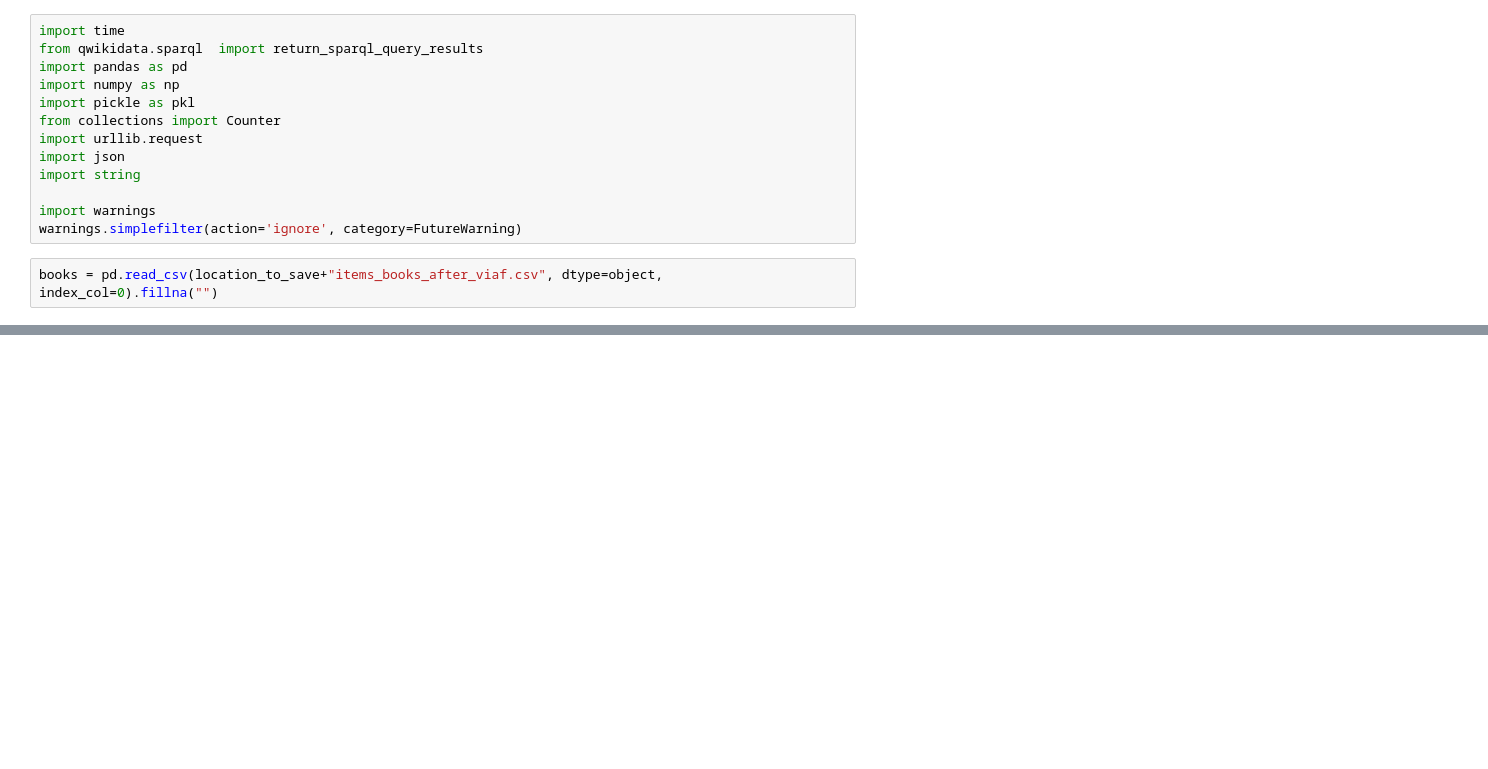
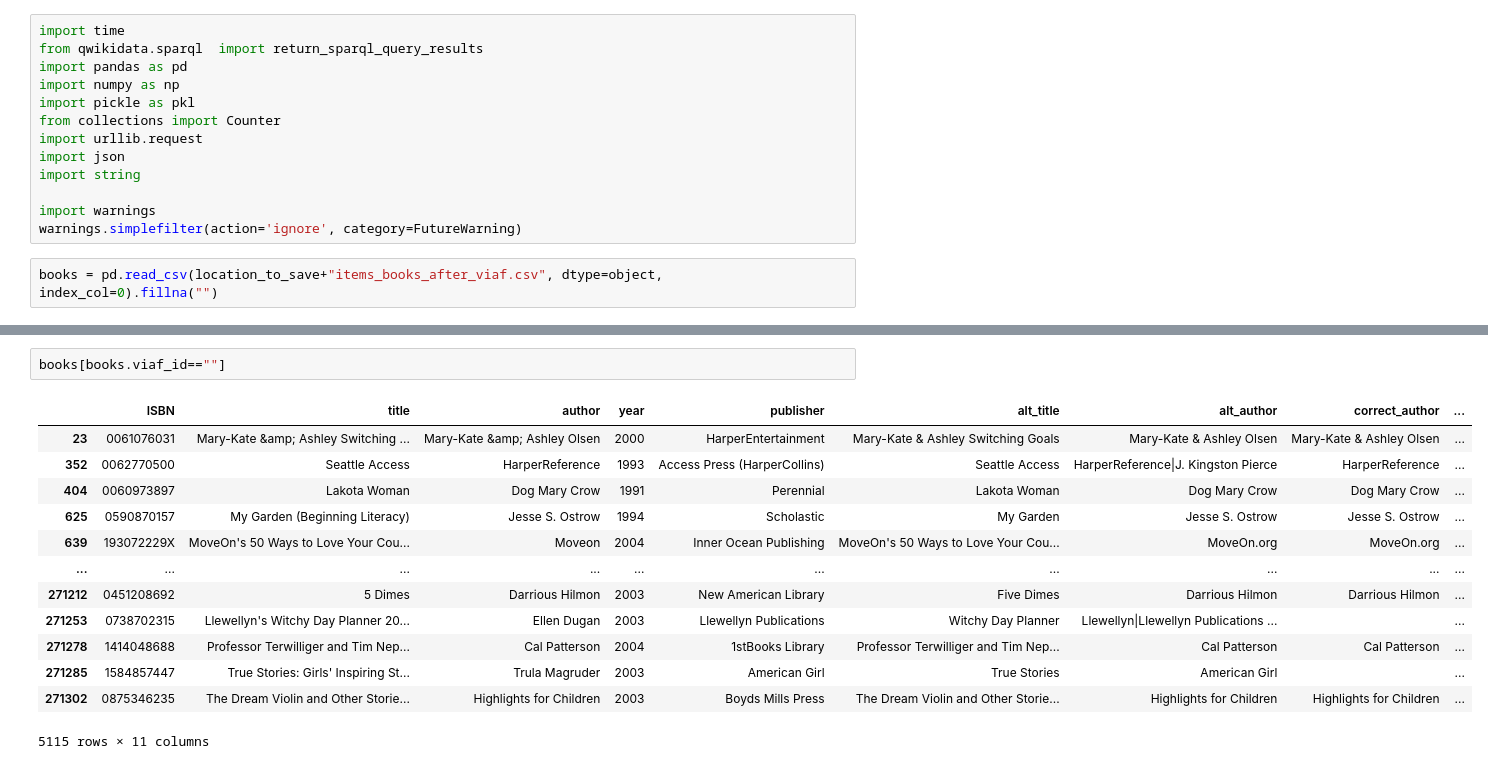
Before and after one commit to SavvinaDaniil/EnrichBookCrossing, a Jupyter notebook: test.ipynb, the cells around one changed output, grey strips where cells are left out. Drawn from its saved outputs; the diff is of its cells as text; blank space fills up the shorter version.

```diff
--- a/test.ipynb
+++ b/test.ipynb
@@ -35,0 +63,16 @@ new_books["viaf_2"] = new_books.viaf_id.apply(lambda x: x.split("||")[1] if "||"
+# %%
+books[books.viaf_id==""]
+# %% [output]
+|  | ISBN | title | author | year | publisher | alt_title | alt_author | correct_author | ... |
+| 23 | 0061076031 | Mary-Kate &amp; Ashley Switching ... | Mary-Kate &amp; Ashley Olsen | 2000 | HarperEntertainment | Mary-Kate & Ashley Switching Goals | Mary-Kate & Ashley Olsen | Mary-Kate & Ashley Olsen | ... |
+| 352 | 0062770500 | Seattle Access | HarperReference | 1993 | Access Press (HarperCollins) | Seattle Access | HarperReference|J. Kingston Pierce | HarperReference | ... |
+| 404 | 0060973897 | Lakota Woman | Dog Mary Crow | 1991 | Perennial | Lakota Woman | Dog Mary Crow | Dog Mary Crow | ... |
+| 625 | 0590870157 | My Garden (Beginning Literacy) | Jesse S. Ostrow | 1994 | Scholastic | My Garden | Jesse S. Ostrow | Jesse S. Ostrow | ... |
+| 639 | 193072229X | MoveOn's 50 Ways to Love Your Cou... | Moveon | 2004 | Inner Ocean Publishing | MoveOn's 50 Ways to Love Your Cou... | MoveOn.org | MoveOn.org | ... |
+| ... | ... | ... | ... | ... | ... | ... | ... | ... | ... |
+| 271212 | 0451208692 | 5 Dimes | Darrious Hilmon | 2003 | New American Library | Five Dimes | Darrious Hilmon | Darrious Hilmon | ... |
+| 271253 | 0738702315 | Llewellyn's Witchy Day Planner 20... | Ellen Dugan | 2003 | Llewellyn Publications | Witchy Day Planner | Llewellyn|Llewellyn Publications ... |  | ... |
+| 271278 | 1414048688 | Professor Terwilliger and Tim Nep... | Cal Patterson | 2004 | 1stBooks Library | Professor Terwilliger and Tim Nep... | Cal Patterson | Cal Patterson | ... |
+| 271285 | 1584857447 | True Stories: Girls' Inspiring St... | Trula Magruder | 2003 | American Girl | True Stories | American Girl |  | ... |
+| 271302 | 0875346235 | The Dream Violin and Other Storie... | Highlights for Children | 2003 | Boyds Mills Press | The Dream Violin and Other Storie... | Highlights for Children | Highlights for Children | ... |
+5115 rows × 11 columns
```
Also changed, not shown: parts of 8 cells of this notebook, 4 other files.
